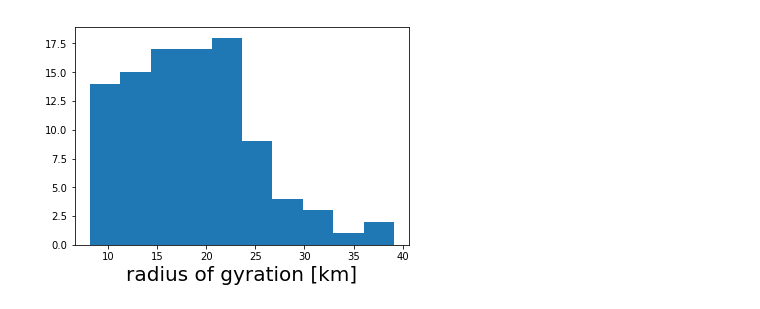
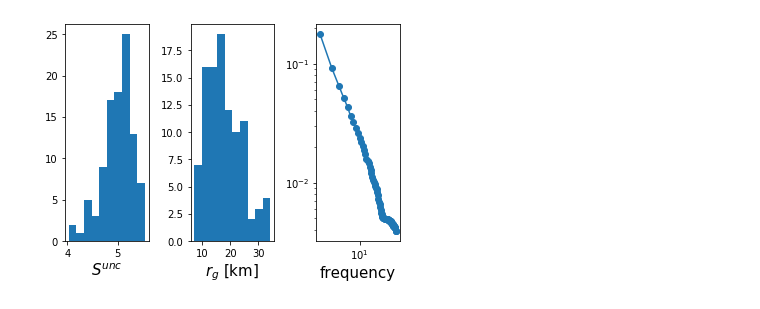
Before and after one commit to scikit-mobility/scikit-mobility, a Jupyter notebook: tutorial/3_trajectory_models_skmob_tutorial.ipynb, the cells around one changed output. Saved outputs shown, nothing was run; the diff lists cells and outputs as text; code cells hidden in the pictures.

```diff
--- a/tutorial/3_trajectory_models_skmob_tutorial.ipynb
+++ b/tutorial/3_trajectory_models_skmob_tutorial.ipynb
@@ -61,0 +78,7 @@ tdf.head()
+# %%
+od_matrix = compute_od_matrix(spatial_tessellation, use_relevance=True)
+# %%
+# generate synthetic trajectories for 100 agents
+tdf = depr.generate(start_time, end_time, spatial_tessellation,
+                    n_agents=100, od_matrix=od_matrix, show_progress=True)
+tdf.head()
@@ -143,7 +131,17 @@ plt.show()
-# %%
-rg_df = radius_of_gyration(tdf)
-plt.hist(rg_df.radius_of_gyration.values, bins=10)
-plt.xlabel('radius of gyration [km]', fontsize=20)
-plt.show()
-# %% [output]
-[figure, removed]
+# %%
+ue_df = uncorrelated_entropy(tdf)
+rg_df = radius_of_gyration(tdf)
+ranks = location_frequency(tdf, as_ranks=True)
+# %%
+fig, ax = plt.subplots(1, 3)
+ax[0].hist(ue_df.uncorrelated_entropy)
+ax[0].set_xlabel('$S^{unc}$', fontsize=15)
+ax[1].hist(rg_df.radius_of_gyration)
+ax[1].set_xlabel('$r_g$ [km]', fontsize=15)
+ax[2].plot(range(1, len(ranks) + 1), ranks, marker='o')
+ax[2].loglog()
+ax[2].set_xlabel('frequency', fontsize=15)
+plt.subplots_adjust(wspace=0.5)
+plt.show()
+# %% [output]
+[figure, added]
```
Also changed, not shown: parts of 36 cells of this notebook.
